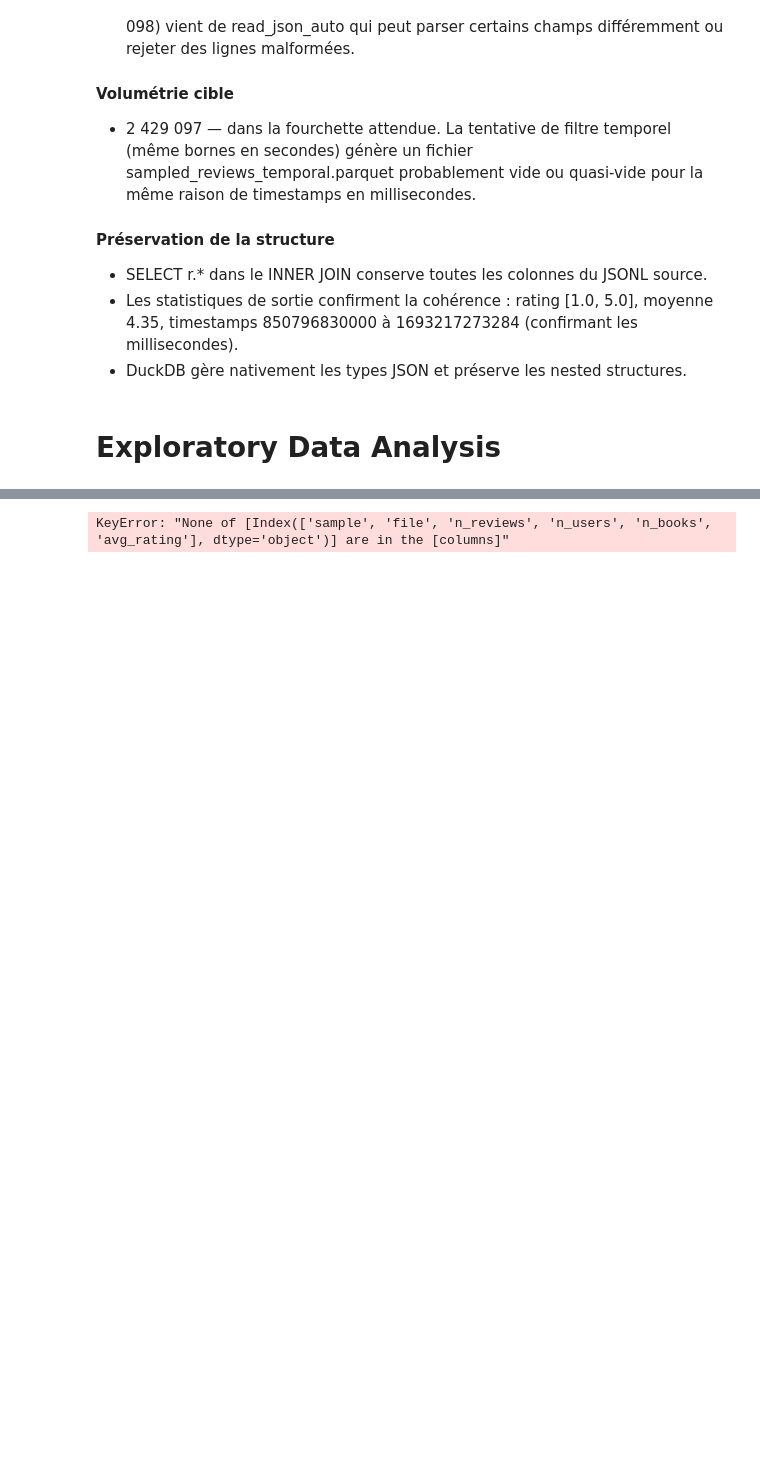
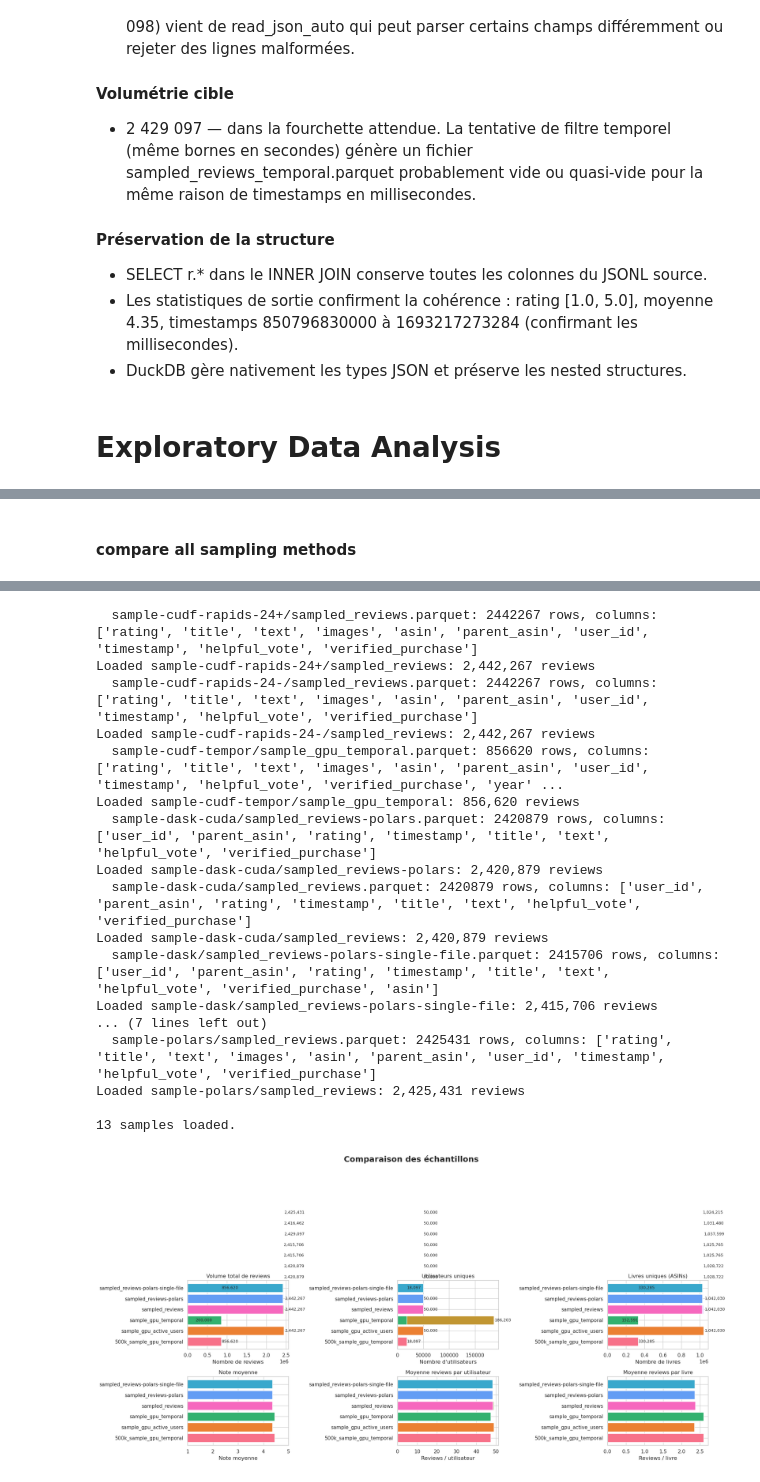
Before and after one commit to UQO-ML/AmazonReviews, a Jupyter notebook: florian-sampling-cursor-inspired.ipynb, the cells around one changed output, grey strips where cells are left out. Saved outputs shown, nothing was run; the diff lists cells and outputs as text; code cells hidden in the pictures; blank space fills up the shorter version.

```diff
--- a/florian-sampling-cursor-inspired.ipynb
+++ b/florian-sampling-cursor-inspired.ipynb
@@ -1317,14 +1388,29 @@ for path in SAMPLE_PATHS:
+# %% [markdown]
+#### compare all sampling methods ####
 # %%
 import pandas as pd
 import matplotlib.pyplot as plt
 import seaborn as sns
 import glob
-import pathlib as Path
+from pathlib import Path
+import os
 
 
 sns.set_theme(style="whitegrid")
+JSON_SAMPLE_PATHS = sorted(glob.glob("sample-*/*.jsonl", recursive=False))
+for p in JSON_SAMPLE_PATHS:
+    print(f"  {p}")
+    if len(p) == 0:
+        continue
+    df = pd.read_json(p, lines=True)
+    df.to_parquet(p.replace(".jsonl", ".parquet"))
+del df
+gc.collect()
 
 SAMPLE_PATHS = sorted(glob.glob("sample-*/*.parquet", recursive=False))
+# Filtrer les dossiers Parquet partitionnés vs fichiers simples
+SAMPLE_PATHS = [p for p in SAMPLE_PATHS if os.path.isfile(p)]
+
 # Exclude directories masquerading as .parquet files
 print(f"Found {len(SAMPLE_PATHS)} parquet files:")
 for p in SAMPLE_PATHS:
@@ -1478 +1578,18 @@ Found 0 parquet files:
-KeyError: "None of [Index(['sample', 'file', 'n_reviews', 'n_users', 'n_books', 'avg_rating'], dtype='object')] are in the [columns]"
+  sample-cudf-rapids-24+/sampled_reviews.parquet: 2442267 rows, columns: ['rating', 'title', 'text', 'images', 'asin', 'parent_asin', 'user_id', 'timestamp', 'helpful_vote', 'verified_purchase']
+Loaded sample-cudf-rapids-24+/sampled_reviews: 2,442,267 reviews
+  sample-cudf-rapids-24-/sampled_reviews.parquet: 2442267 rows, columns: ['rating', 'title', 'text', 'images', 'asin', 'parent_asin', 'user_id', 'timestamp', 'helpful_vote', 'verified_purchase']
+Loaded sample-cudf-rapids-24-/sampled_reviews: 2,442,267 reviews
+  sample-cudf-tempor/sample_gpu_temporal.parquet: 856620 rows, columns: ['rating', 'title', 'text', 'images', 'asin', 'parent_asin', 'user_id', 'timestamp', 'helpful_vote', 'verified_purchase', 'year' ...
+Loaded sample-cudf-tempor/sample_gpu_temporal: 856,620 reviews
+  sample-dask-cuda/sampled_reviews-polars.parquet: 2420879 rows, columns: ['user_id', 'parent_asin', 'rating', 'timestamp', 'title', 'text', 'helpful_vote', 'verified_purchase']
+Loaded sample-dask-cuda/sampled_reviews-polars: 2,420,879 reviews
+  sample-dask-cuda/sampled_reviews.parquet: 2420879 rows, columns: ['user_id', 'parent_asin', 'rating', 'timestamp', 'title', 'text', 'helpful_vote', 'verified_purchase']
+Loaded sample-dask-cuda/sampled_reviews: 2,420,879 reviews
+  sample-dask/sampled_reviews-polars-single-file.parquet: 2415706 rows, columns: ['user_id', 'parent_asin', 'rating', 'timestamp', 'title', 'text', 'helpful_vote', 'verified_purchase', 'asin']
+Loaded sample-dask/sampled_reviews-polars-single-file: 2,415,706 reviews
+... (7 lines left out)
+  sample-polars/sampled_reviews.parquet: 2425431 rows, columns: ['rating', 'title', 'text', 'images', 'asin', 'parent_asin', 'user_id', 'timestamp', 'helpful_vote', 'verified_purchase']
+Loaded sample-polars/sampled_reviews: 2,425,431 reviews
+
+13 samples loaded.
+[figure, added]
```
Also changed, not shown: parts of 6 cells of this notebook.
